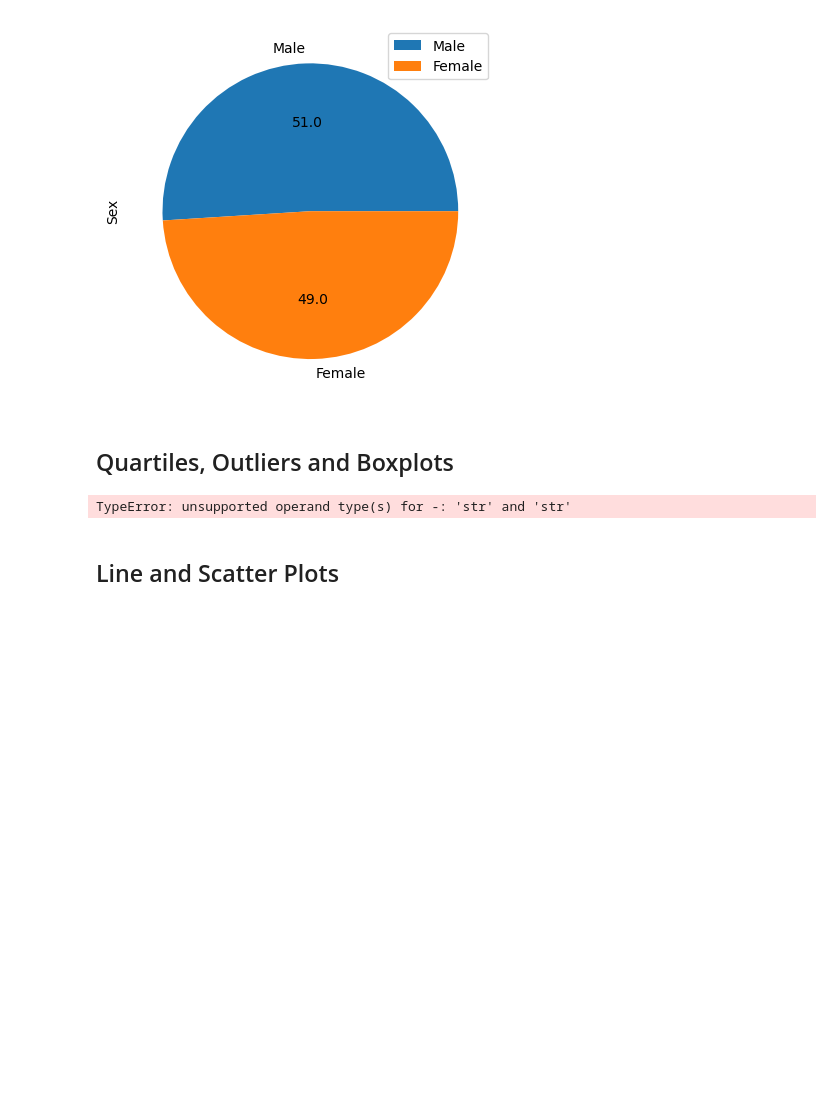
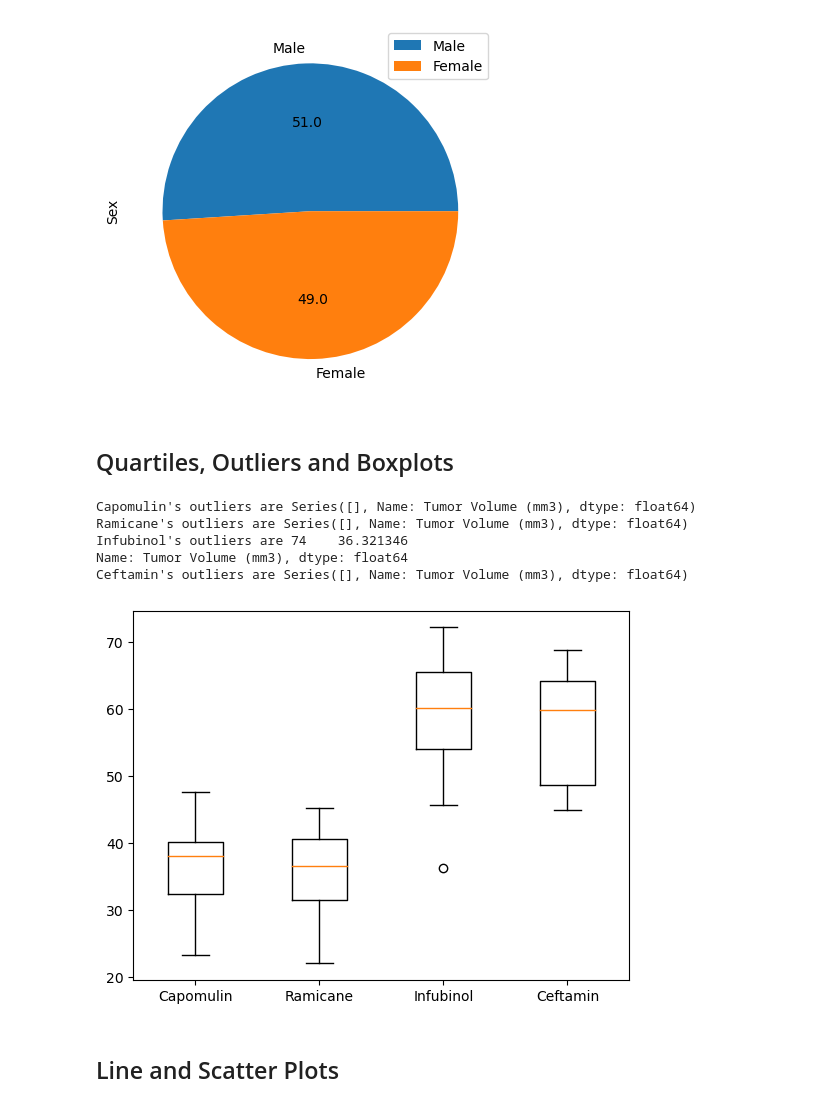
Before and after one commit to kotipals/Pymaceuticals, a Jupyter notebook: pymaceuticals_starter.ipynb, the cells around one changed output. Cells and saved outputs as stored; diff of their text form; code cells hidden in the pictures; blank space fills up the shorter version.

```diff
--- a/pymaceuticals_starter.ipynb
+++ b/pymaceuticals_starter.ipynb
@@ -192,29 +194,40 @@ timepoint_drug_merge = timepoint_merge.loc[timepoint_merge['Drug Regimen'].isin(
 filtered_timepoint_drug_merge = timepoint_drug_merge['Tumor Volume (mm3)']
 # %%
 # Put treatments into a list for for loop (and later for plot labels)
-treatment_list = []
-treatment_list = filtered_timepoint_drug_merge.values.tolist()
-
+treatment_list = ['Capomulin', 'Ramicane', 'Infubinol', 'Ceftamin']
+#treatment_list = filtered_timepoint_drug_merge.values.tolist()
+treatment_list
 # Create empty list to fill with tumor vol data (for plotting)
 tumor_vol_data = []
-
+for item in treatment_list:
+    # Locate the rows which contain mice on each drug and get the tumor volumes
+    final_vol=timepoint_merge.loc[timepoint_merge['Drug Regimen'] == item, 'Tumor Volume (mm3)']
+    #print( f"This is final volume for {item}: \n {final_vol}")
+    # add subset
+    tumor_vol_data.append(final_vol)
 # Calculate the IQR and quantitatively determine if there are any potential outliers.
-quartiles = filtered_timepoint_drug_merge.quantile([.25,.5,.75])
-lowerq = quartiles[0.25]
-upperq = quartiles[0.75]
-iqr = upperq-lowerq
-iqr
-    # Locate the rows which contain mice on each drug and get the tumor volumes
-
-
-    # add subset
-
+    quartiles = final_vol.quantile([.25,.5,.75])
+    lowerq = quartiles[0.25]
+    upperq = quartiles[0.75]
+    iqr = upperq-lowerq
+    lowerbound= lowerq - (1.5 * iqr)
+    upperbound = upperq + (1.5 * iqr)
 
     # Determine outliers using upper and lower bounds
+    outliers = final_vol.loc[(final_vol < lowerbound)|(final_vol > upperbound)]
+    print (f"{item}'s outliers are {outliers}")
 # %% [output]
-TypeError: unsupported operand type(s) for -: 'str' and 'str'
+Capomulin's outliers are Series([], Name: Tumor Volume (mm3), dtype: float64)
+Ramicane's outliers are Series([], Name: Tumor Volume (mm3), dtype: float64)
+Infubinol's outliers are 74    36.321346
+Name: Tumor Volume (mm3), dtype: float64
+Ceftamin's outliers are Series([], Name: Tumor Volume (mm3), dtype: float64)
 # %%
 # Generate a box plot that shows the distrubution of the tumor volume for each treatment group.
+plt.boxplot(tumor_vol_data, labels=treatment_list)
+plt.show()
+# %% [output]
+[figure, added]
 # %% [markdown]
 ## Line and Scatter Plots
 # %%
```
Also changed, not shown: parts of 7 cells of this notebook, 1 other file.
